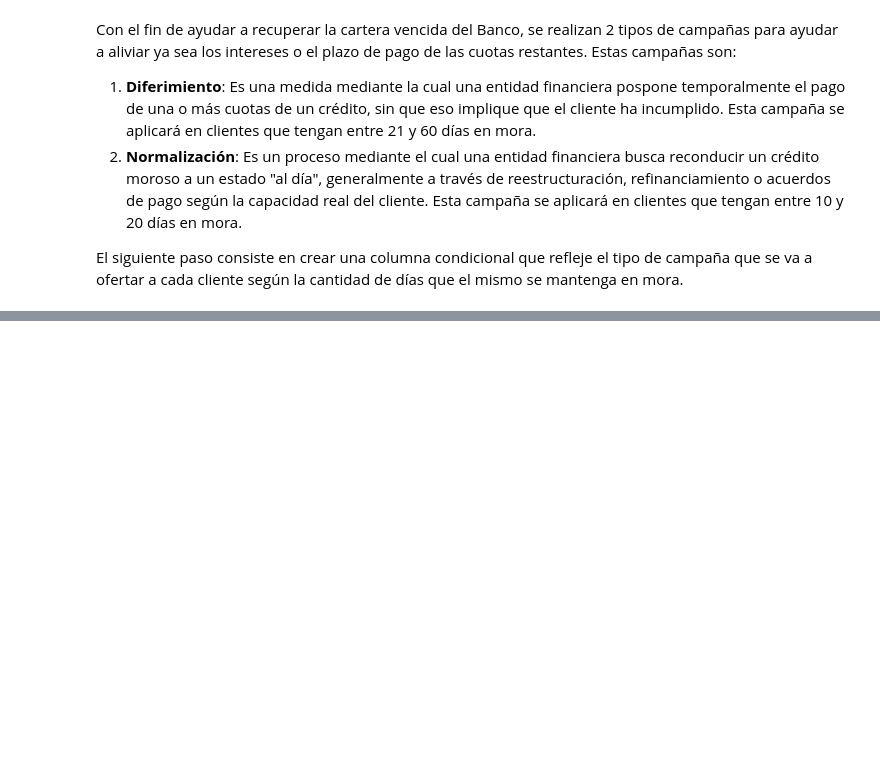
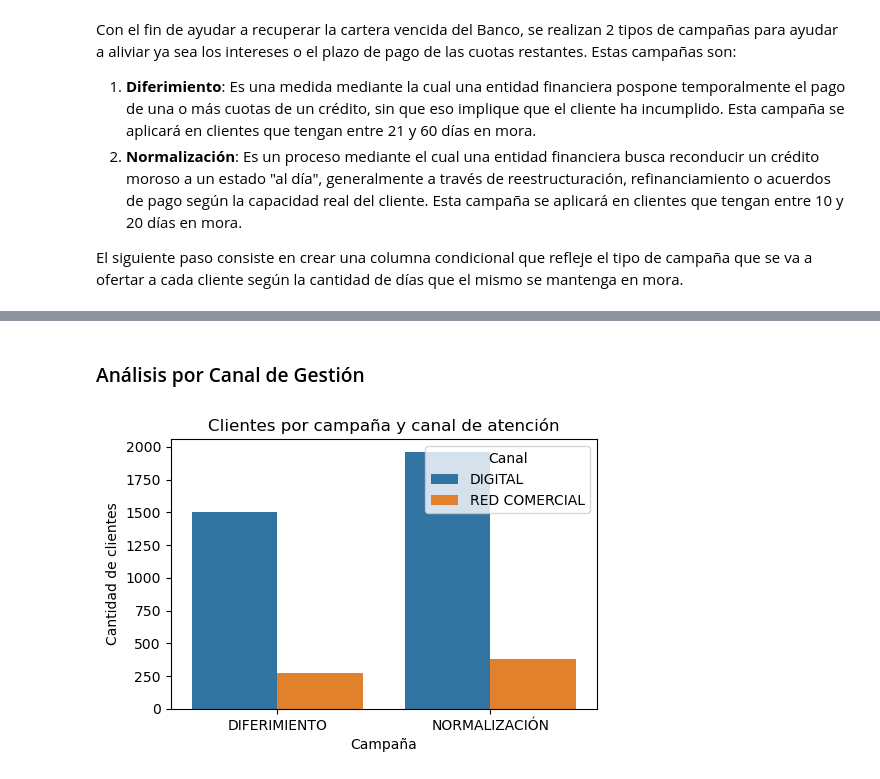
Before and after one commit to carlos-calderon-cabezas/financial-relief-analysis, a Jupyter notebook: analisis_alivio_financiero.ipynb, the cells around one changed output, grey strips where cells are left out. Saved outputs shown, nothing was run; the diff lists cells and outputs as text; code cells hidden in the pictures; blank space fills up the shorter version.

```diff
--- a/analisis_alivio_financiero.ipynb
+++ b/analisis_alivio_financiero.ipynb
@@ -216,0 +218,18 @@ plt.show()
+# %% [markdown]
+### Análisis por Canal de Gestión
+# %%
+plt.figure(figsize=(5.5, 3.5))
+
+sns.countplot(
+    data=df_morosidad,
+    x="tipo_campania",
+    hue="gestor"
+)
+
+plt.title("Clientes por campaña y canal de atención")
+plt.ylabel("Cantidad de clientes")
+plt.xlabel("Campaña")
+plt.legend(title="Canal")
+plt.show()
+# %% [output]
+[figure, added]
```
Also changed, not shown: parts of 8 cells of this notebook.
